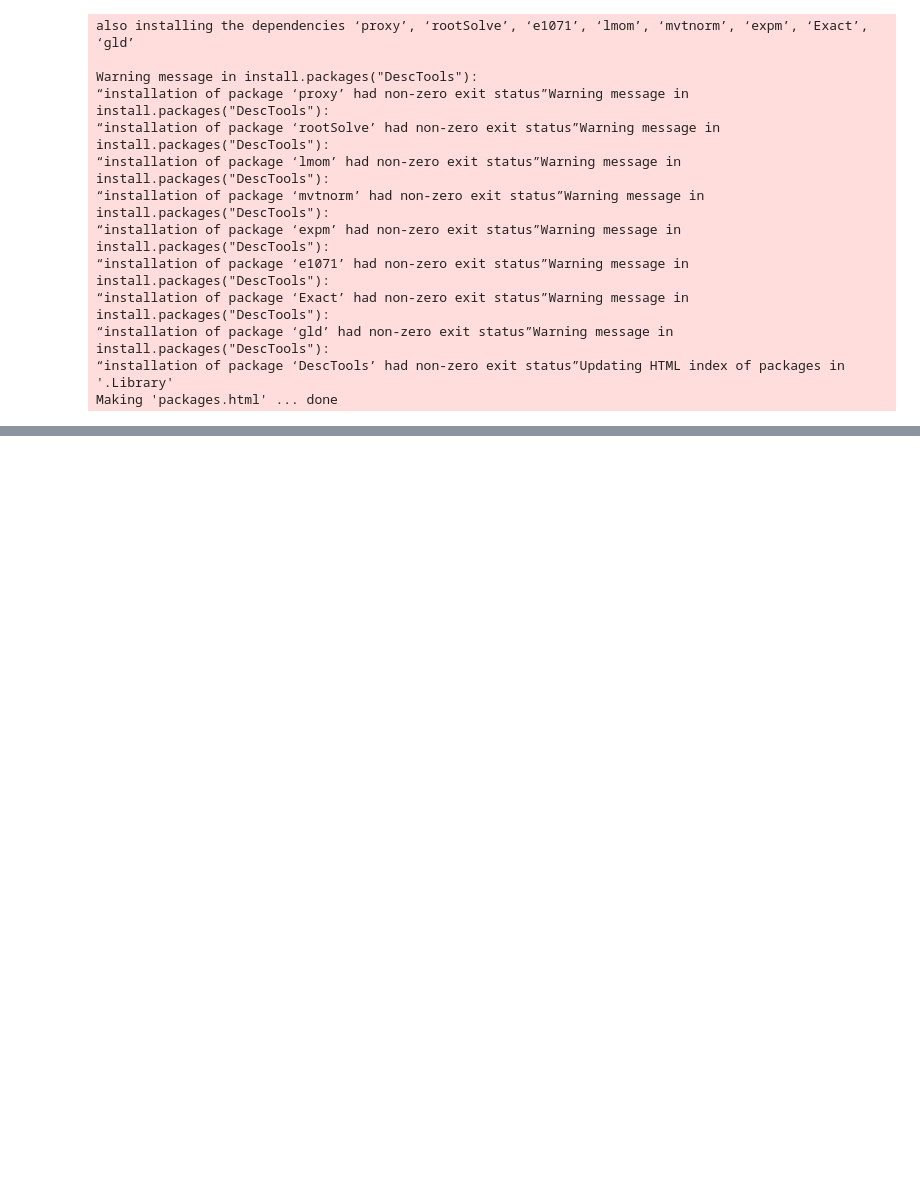
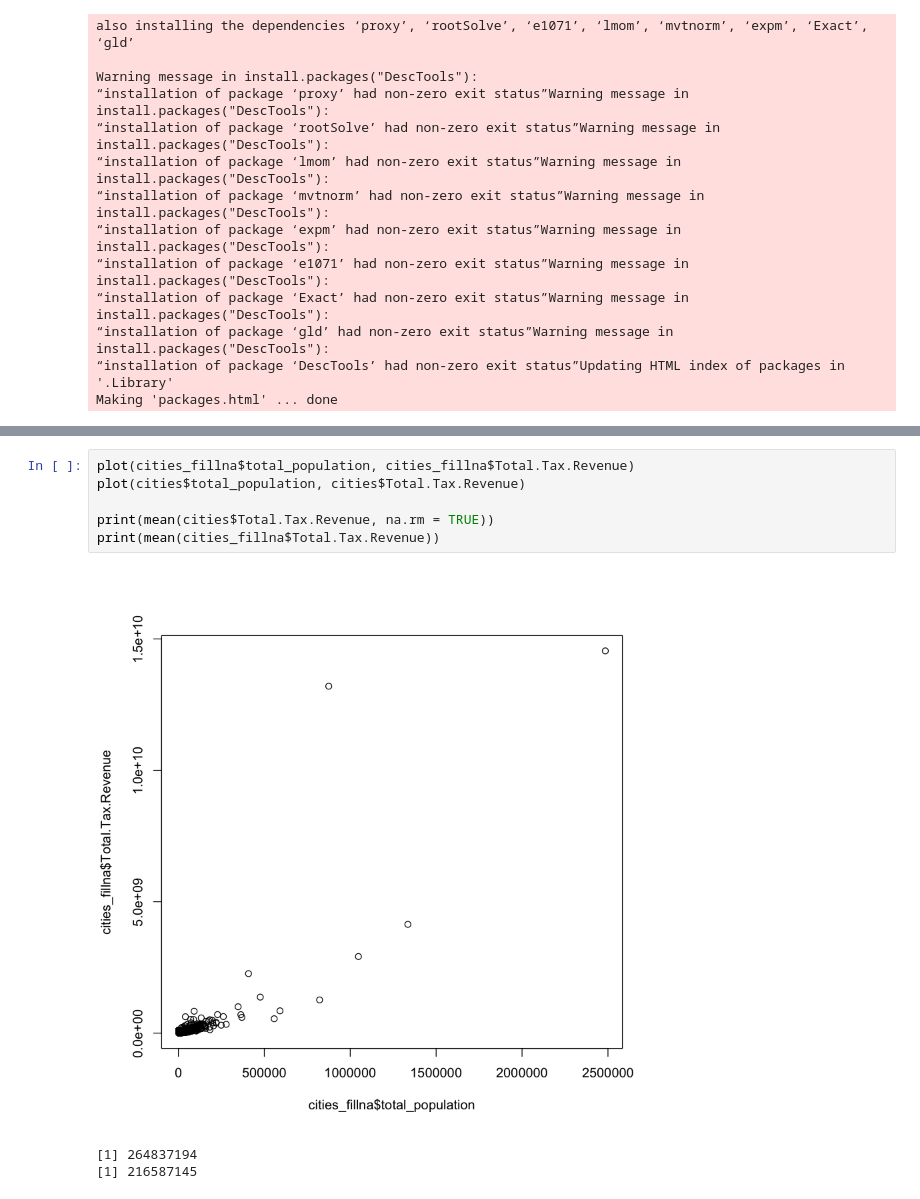
Before and after one commit to cetlab-ucsb/caeecc-energy-efficiency, a Jupyter notebook: notebooks/r-notebooks/Fill Tax Revenue with Predictions.ipynb, the cells around one changed output, grey strips where cells are left out. Saved outputs shown, nothing was run; the diff lists cells and outputs as text; blank space fills up the shorter version.

```diff
--- a/notebooks/r-notebooks/Fill Tax Revenue with Predictions.ipynb
+++ b/notebooks/r-notebooks/Fill Tax Revenue with Predictions.ipynb
@@ -126,3 +109,13 @@ F-statistic: 914.7 on 1 and 415 DF,  p-value: < 2.2e-16
      Min.   1st Qu.    Median      Mean   3rd Qu.      Max.
 1.127e+06 4.662e+07 1.026e+08 2.166e+08 1.294e+08 1.455e+10
 [figure]
+# %%
+plot(cities_fillna$total_population, cities_fillna$Total.Tax.Revenue)
+plot(cities$total_population, cities$Total.Tax.Revenue)
+
+print(mean(cities$Total.Tax.Revenue, na.rm = TRUE))
+print(mean(cities_fillna$Total.Tax.Revenue))
+# %% [output]
+[figure, added]
+[1] 264837194
+[1] 216587145
```
Also changed, not shown: parts of 6 cells of this notebook, 3 other files.
